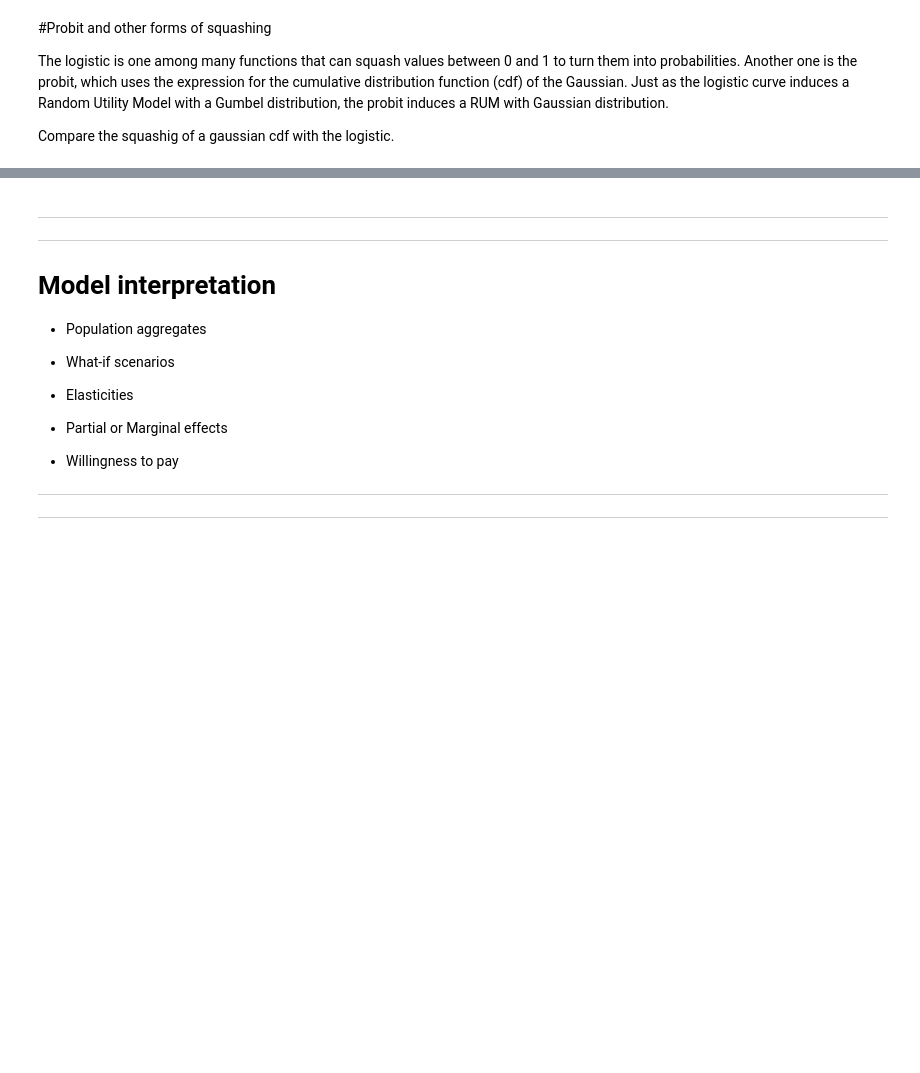
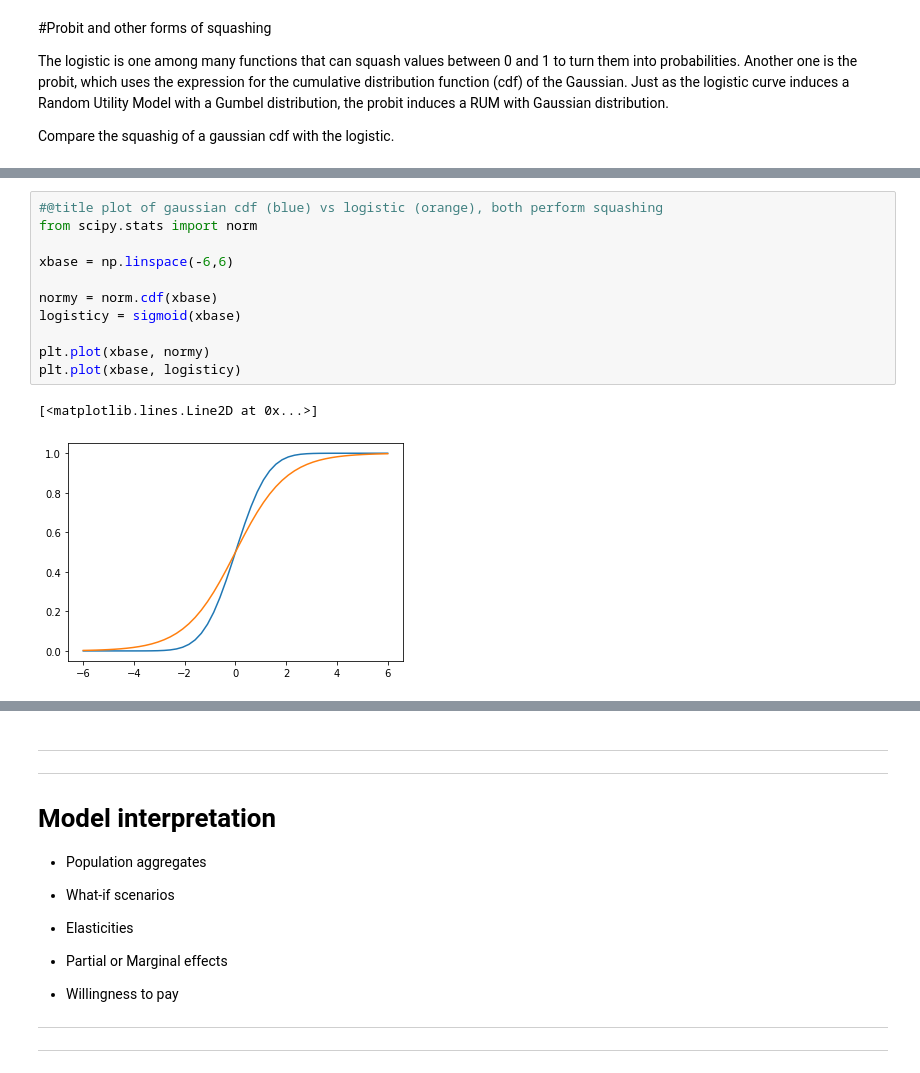
Before and after one commit to pmontman/tmp_choicemodels, a Jupyter notebook: nb/02_choice_model_fundamentals.ipynb, the cells around one changed output, grey strips where cells are left out. Saved outputs shown, nothing was run; the diff lists cells and outputs as text; blank space fills up the shorter version.

```diff
--- a/nb/02_choice_model_fundamentals.ipynb
+++ b/nb/02_choice_model_fundamentals.ipynb
@@ -350,3 +350,17 @@ Just as the logistic curve induces a Random Utility Model with a Gumbel distribu
 Compare the squashig of a gaussian cdf with the logistic.
 # %% [markdown]
 ![PlotStandardNormalDistributioncdfExample_01.png](embedded-picture-1)
+# %%
+#@title plot of gaussian cdf (blue) vs logistic (orange), both perform squashing
+from scipy.stats import norm
+
+xbase = np.linspace(-6,6)
+
+normy = norm.cdf(xbase)
+logisticy = sigmoid(xbase)
+
+plt.plot(xbase, normy)
+plt.plot(xbase, logisticy)
+# %% [output]
+[<matplotlib.lines.Line2D at 0x...>]
+[figure, added]
```
Also changed, not shown: parts of 3 cells of this notebook.
